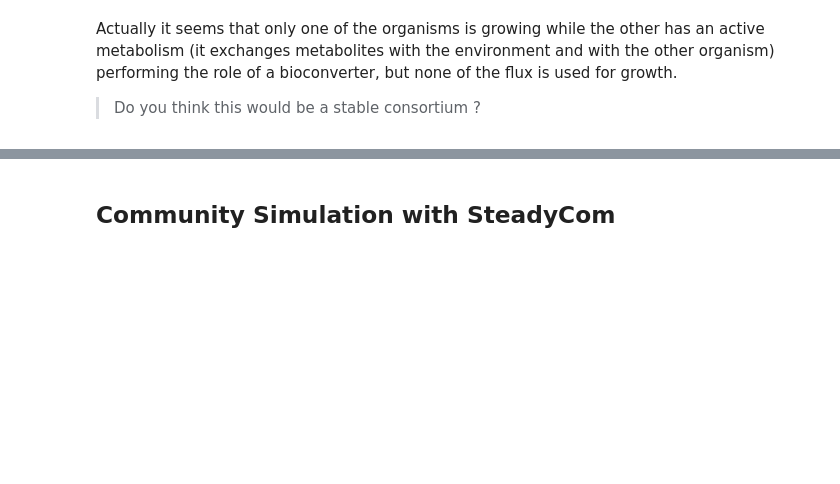
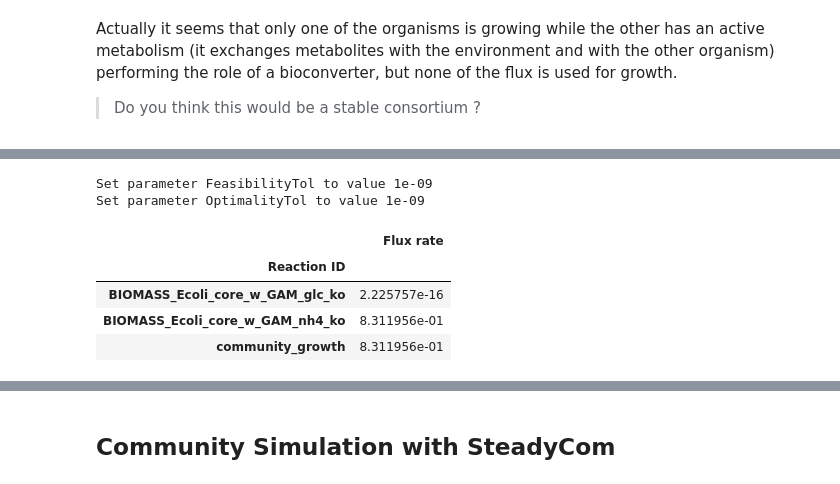
Before and after one commit to BioSystemsUM/MEWpy, a Jupyter notebook: examples/08-community.ipynb, the cells around one changed output, grey strips where cells are left out. Cells and saved outputs as stored; diff of their text form; code cells hidden in the pictures; blank space fills up the shorter version.

Commit message:
[UPDATE] add Regularized community function

```diff
--- a/examples/08-community.ipynb
+++ b/examples/08-community.ipynb
@@ -254,0 +260,11 @@ Actually it seems that only one of the organisms is growing while the other has
+# %%
+solution = regComFBA(community,constraints=M9,obj_frac=1)
+solution.find('BIOMASS|growth', sort=True, show_nulls=True)
+# %% [output]
+Set parameter FeasibilityTol to value 1e-09
+Set parameter OptimalityTol to value 1e-09
+|  | Flux rate |
+| Reaction ID |  |
+| BIOMASS_Ecoli_core_w_GAM_glc_ko | 2.225757e-16 |
+| BIOMASS_Ecoli_core_w_GAM_nh4_ko | 8.311956e-01 |
+| community_growth | 8.311956e-01 |
```
Also changed, not shown: parts of 16 cells of this notebook, 9 other files.
